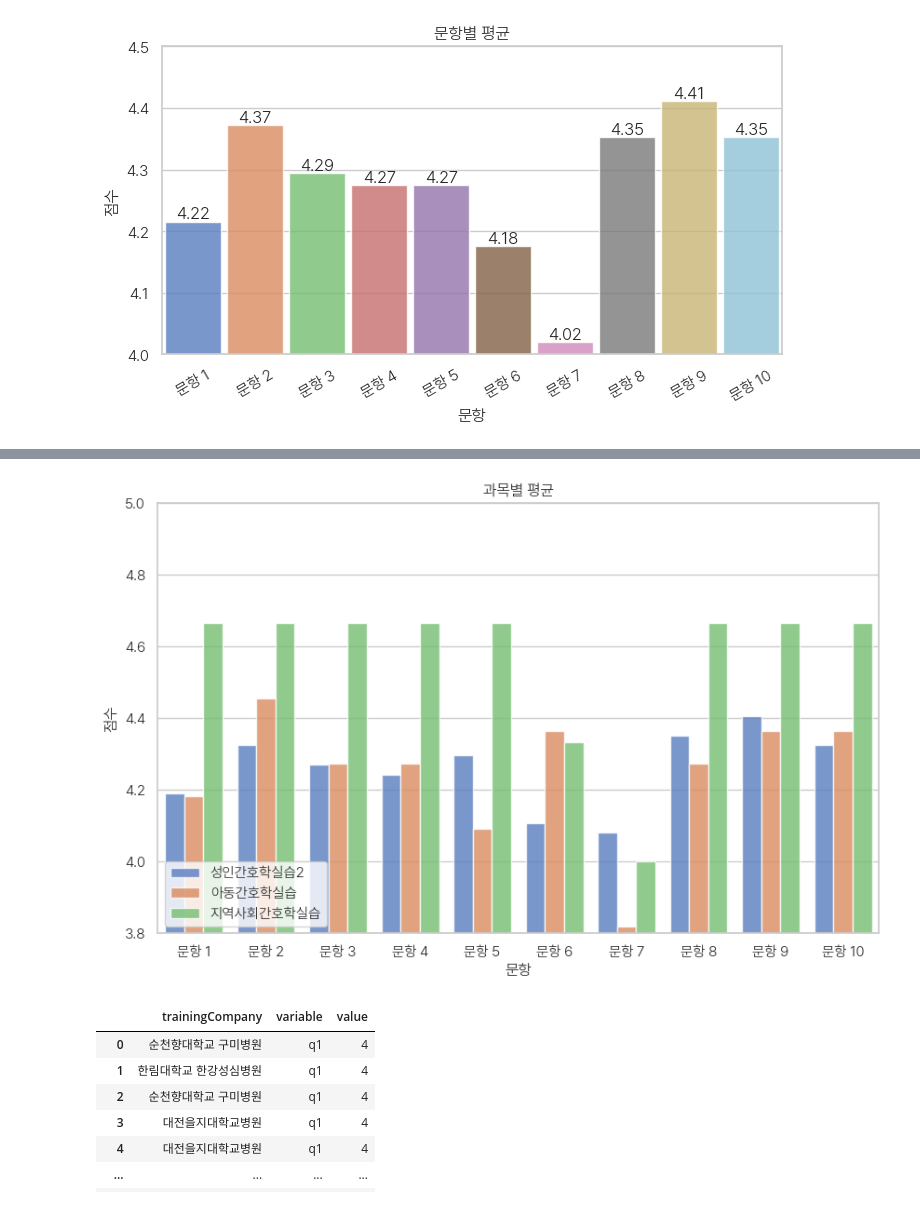
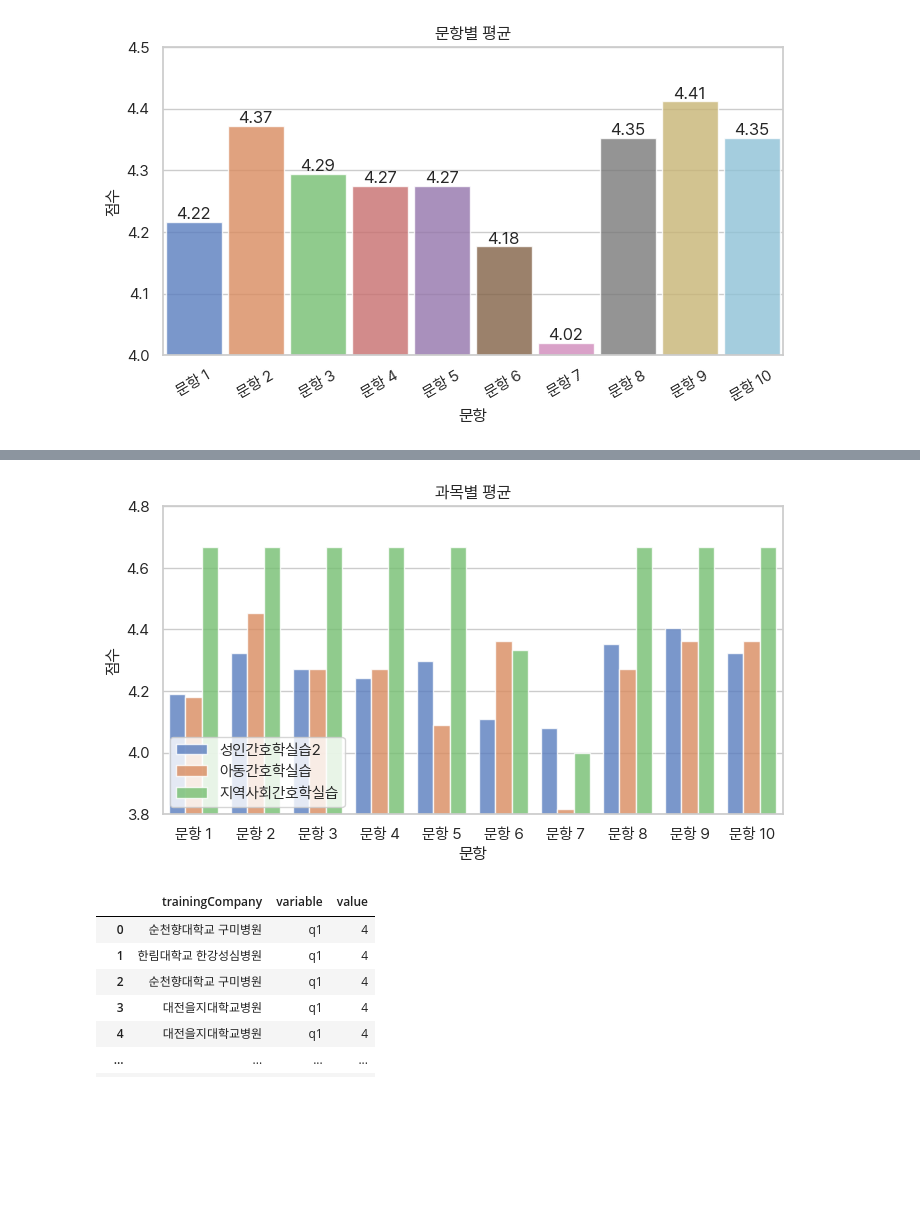
Before and after one commit to yuninze/kabone, a Jupyter notebook: maanzock.ipynb, the cells around one changed output, grey strips where cells are left out. Cells and saved outputs as stored; diff of their text form; code cells hidden in the pictures; blank space fills up the shorter version.

```diff
--- a/maanzock.ipynb
+++ b/maanzock.ipynb
@@ -64,18 +50,18 @@ byClass=maanzock.melt("trainingClass",scoreCols)
 # %%
 ## byClass
 fig,ax=plt.subplots(figsize=figsize)
 ax=sns.barplot(byClass,hue="trainingClass",x="variable",y="value",ax=ax,alpha=.8,width=.8,errorbar=None)
 ax.set_title("과목별 평균")
 ax.set_xlabel("문항")
 ax.set_ylabel("점수")
 ax.set_xticklabels([f"문항 {q}" for q in range(1,11)])
-ax.set_ylim(3.8,5)
+ax.set_ylim(3.8,4.8)
 ax.get_legend().set_title("")
 sns.move_legend(
     ax,loc="lower left"
 )
 # %% [output]
-[figure, old version]
+[figure, new version]
 # %%
 byCompany=maanzock.melt("trainingCompany",scoreCols)
 byCompany
```
Also changed, not shown: parts of 2 cells of this notebook, 1 other file.
